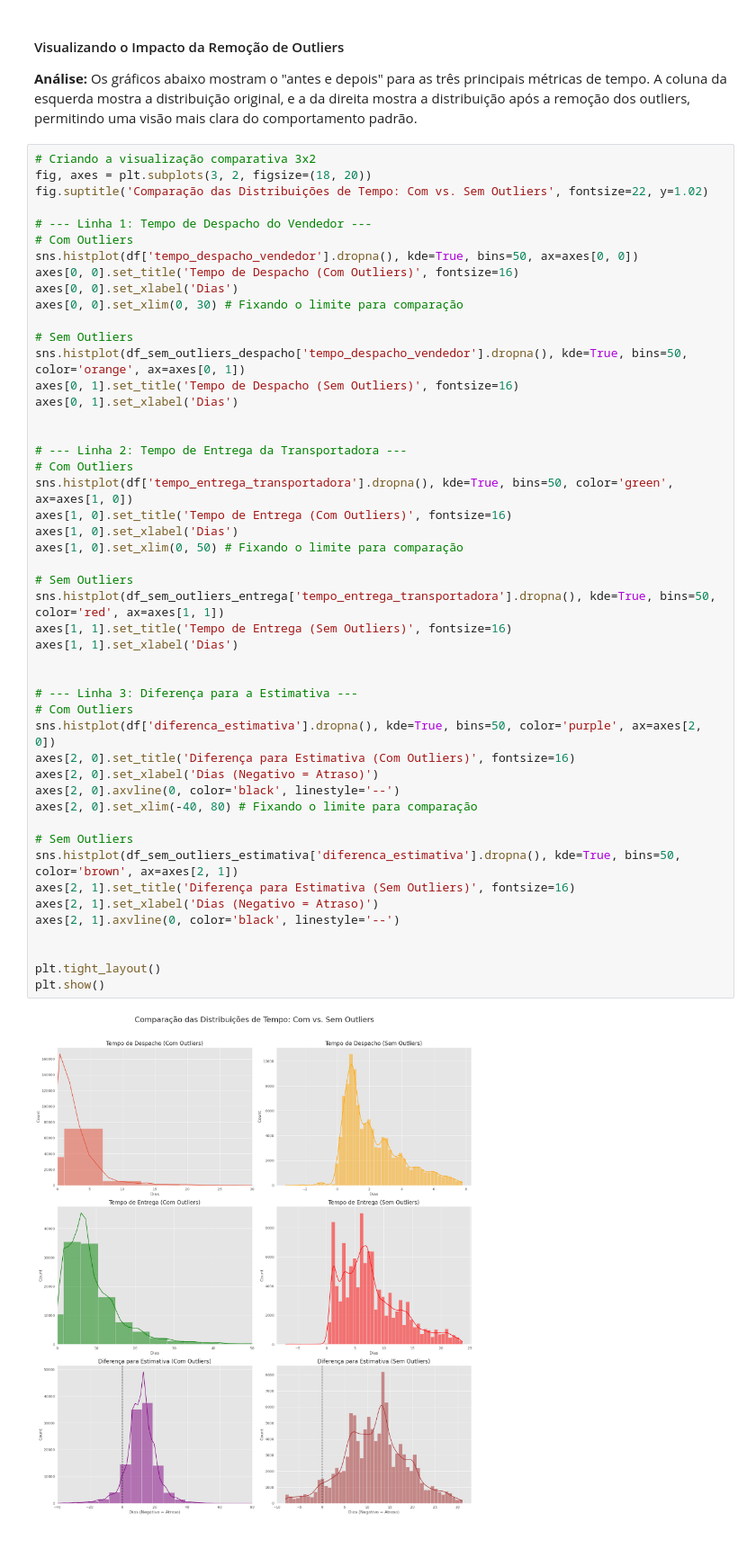
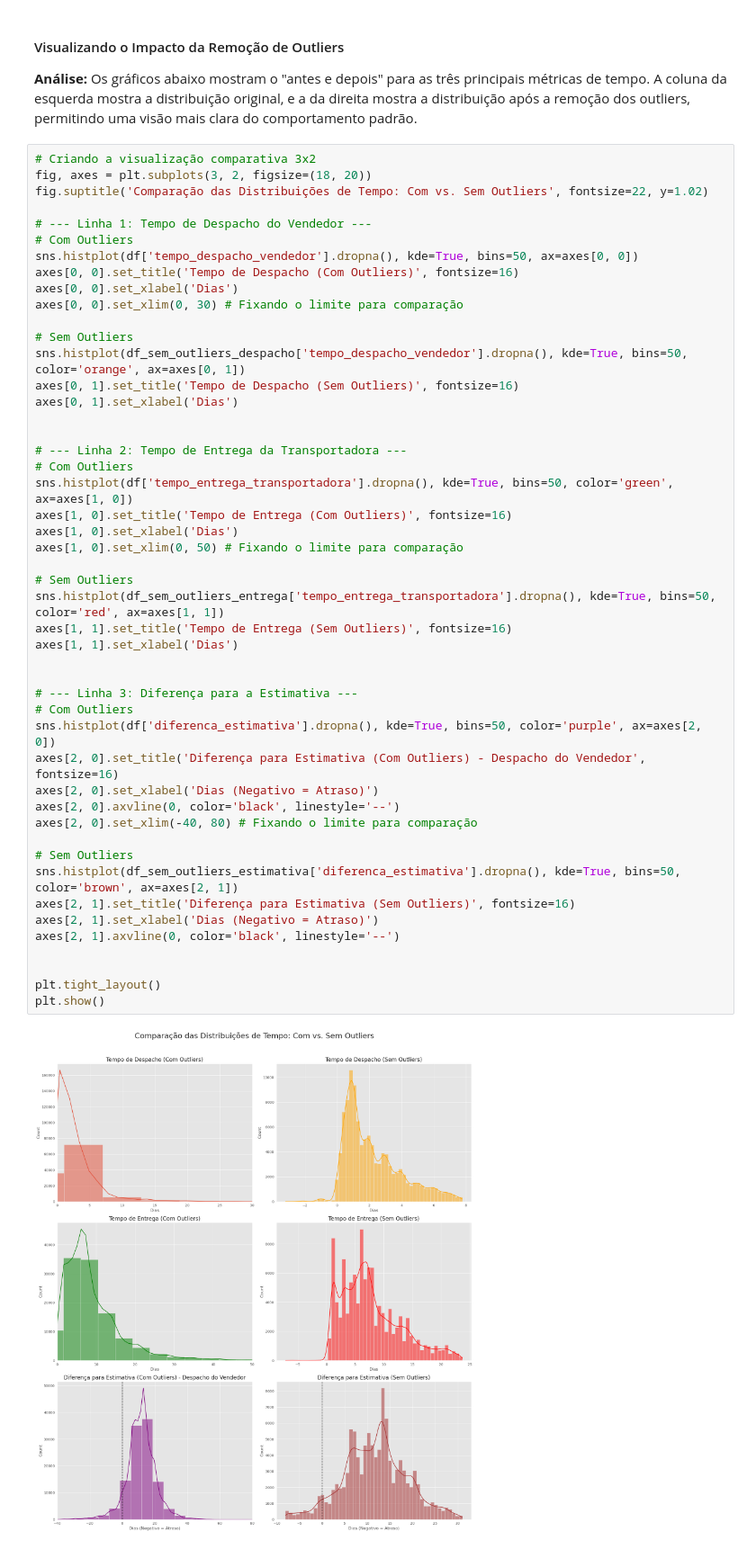
Before and after one commit to guilhptg/AnaliseFunilDeVendas, a Jupyter notebook: notebooks/eda.ipynb, the cells around one changed output. Shown at 90% size. Drawn from its saved outputs; the diff is of its cells as text.

```diff
--- a/notebooks/eda.ipynb
+++ b/notebooks/eda.ipynb
@@ -353,35 +432,35 @@ axes[0, 1].set_xlabel('Dias')
 # --- Linha 2: Tempo de Entrega da Transportadora ---
 # Com Outliers
 sns.histplot(df['tempo_entrega_transportadora'].dropna(), kde=True, bins=50, color='green', ax=axes[1, 0])
 axes[1, 0].set_title('Tempo de Entrega (Com Outliers)', fontsize=16)
 axes[1, 0].set_xlabel('Dias')
 axes[1, 0].set_xlim(0, 50) # Fixando o limite para comparação
 
 # Sem Outliers
 sns.histplot(df_sem_outliers_entrega['tempo_entrega_transportadora'].dropna(), kde=True, bins=50, color='red', ax=axes[1, 1])
 axes[1, 1].set_title('Tempo de Entrega (Sem Outliers)', fontsize=16)
 axes[1, 1].set_xlabel('Dias')
 
 
 # --- Linha 3: Diferença para a Estimativa ---
 # Com Outliers
 sns.histplot(df['diferenca_estimativa'].dropna(), kde=True, bins=50, color='purple', ax=axes[2, 0])
-axes[2, 0].set_title('Diferença para Estimativa (Com Outliers)', fontsize=16)
+axes[2, 0].set_title('Diferença para Estimativa (Com Outliers) - Despacho do Vendedor', fontsize=16)
 axes[2, 0].set_xlabel('Dias (Negativo = Atraso)')
 axes[2, 0].axvline(0, color='black', linestyle='--')
 axes[2, 0].set_xlim(-40, 80) # Fixando o limite para comparação
 
 # Sem Outliers
 sns.histplot(df_sem_outliers_estimativa['diferenca_estimativa'].dropna(), kde=True, bins=50, color='brown', ax=axes[2, 1])
 axes[2, 1].set_title('Diferença para Estimativa (Sem Outliers)', fontsize=16)
 axes[2, 1].set_xlabel('Dias (Negativo = Atraso)')
 axes[2, 1].axvline(0, color='black', linestyle='--')
 
 
 plt.tight_layout()
 plt.show()
 # %% [output]
-[figure, old version]
+[figure, new version]
 # %% [markdown]
 **Storytelling e Insight Final:**
 
```
Also changed, not shown: parts of 38 cells of this notebook.
